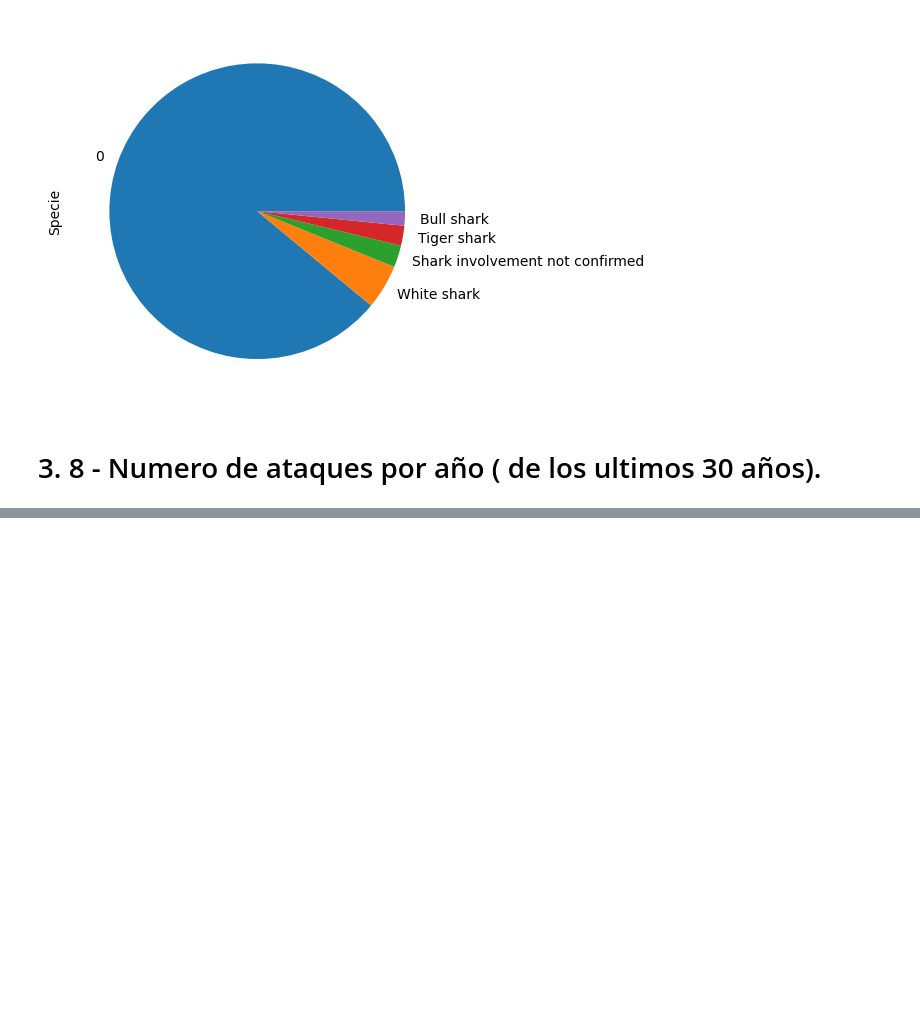
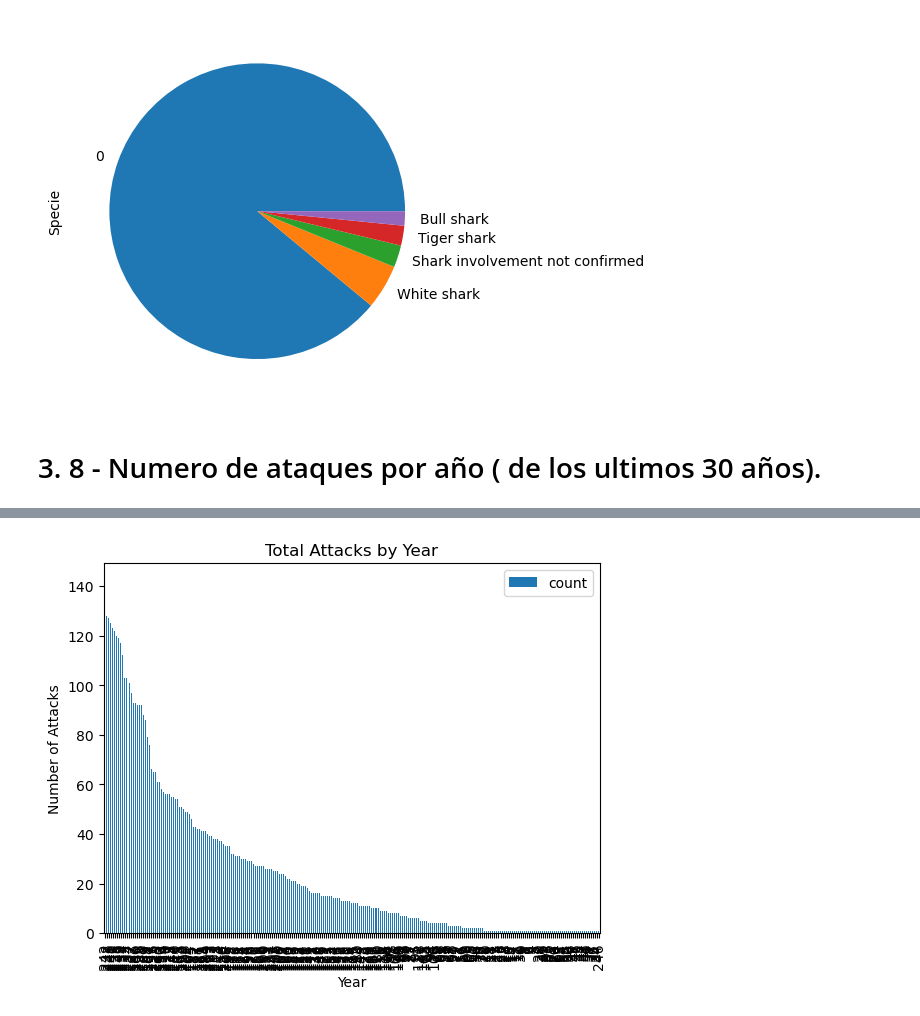
Before and after one commit to JesusGuardiaRamirez/Proyecto_Sharks-DataCleaning, a Jupyter notebook: ULTIMO SHARK.ipynb, the cells around one changed output, grey strips where cells are left out. Saved outputs shown, nothing was run; the diff lists cells and outputs as text; code cells hidden in the pictures; blank space fills up the shorter version.

```diff
--- a/ULTIMO SHARK.ipynb
+++ b/ULTIMO SHARK.ipynb
@@ -379,5 +379,3 @@ Sharks_top_5.plot.pie()
 [figure]
 # %% [markdown]
 # 3. 8 - Numero de ataques por año ( de los ultimos 30 años).
-# %%
-df['Year'] = df['Year'].int.split('-')
@@ -385,0 +388,11 @@ AttributeError: 'DataFrame' object has no attribute 'int'
+# %%
+df['Attack Date'] = df['Attack Date'].astype(str).str[:4]
+
+# group the new column by its values and count the number of occurrences of each value
+count_by_value = df.groupby('Attack Date').size().reset_index(name='count')
+
+# sort the resulting groupby object by the count of occurrences in descending order
+count_by_value = count_by_value.sort_values('count', ascending=False)
+
+# print the resulting table
+first_15_years = count_by_value.head(15)
@@ -385,0 +416,8 @@ AttributeError: 'DataFrame' object has no attribute 'int'
+# %%
+count_by_value.plot(kind='bar')
+plt.title('Total Attacks by Year')
+plt.xlabel('Year')
+plt.ylabel('Number of Attacks')
+plt.show()
+# %% [output]
+[figure, added]
```
Also changed, not shown: parts of 3 cells of this notebook.
